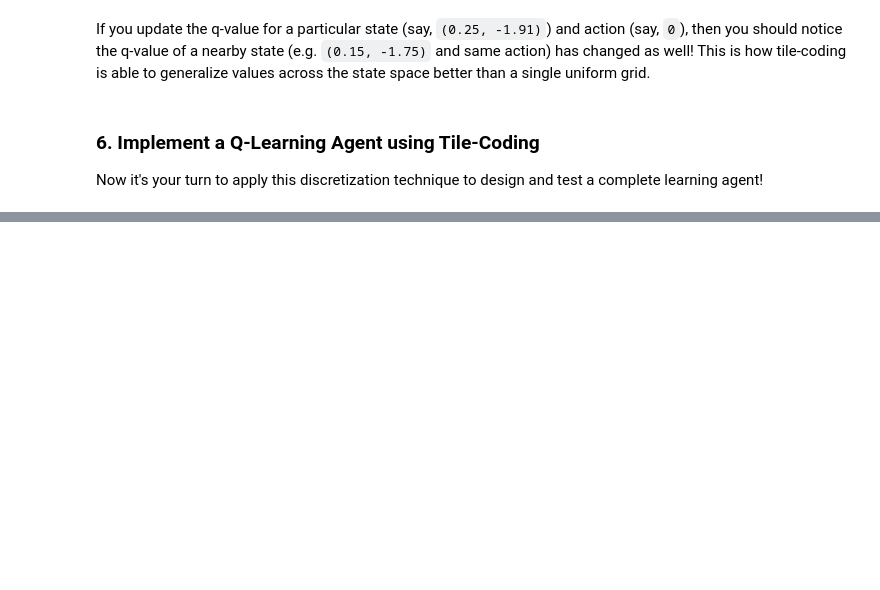
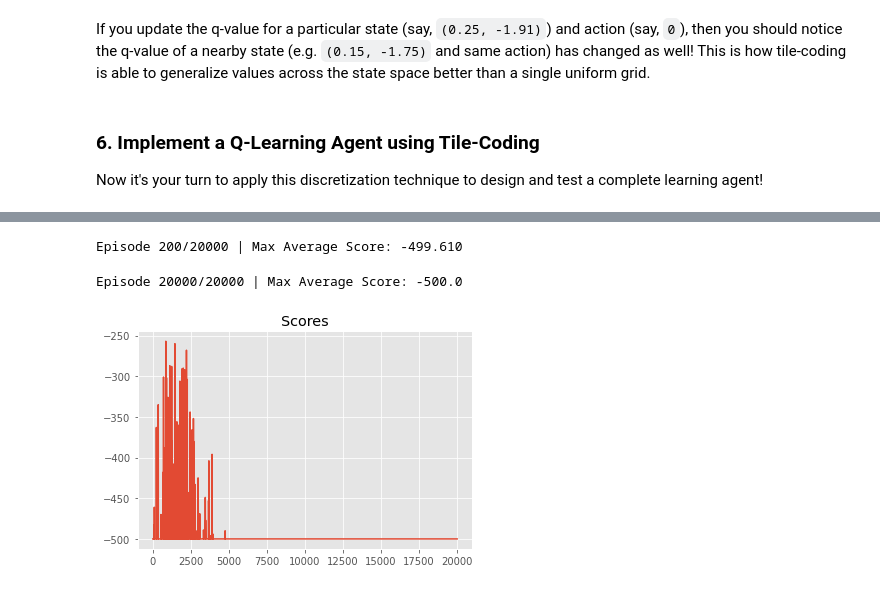
Before and after one commit to Victor-Martinez-Pozos/DRL-TD-Continuous_spaces, a Jupyter notebook: Tile_Coding.ipynb, the cells around one changed output, grey strips where cells are left out. Saved outputs shown, nothing was run; the diff lists cells and outputs as text; code cells hidden in the pictures; blank space fills up the shorter version.

Commit message:
Task done

```diff
--- a/Tile_Coding.ipynb
+++ b/Tile_Coding.ipynb
@@ -368,3 +391,8 @@ If you update the q-value for a particular state (say, `(0.25, -1.91)`) and acti
 ### 6. Implement a Q-Learning Agent using Tile-Coding
 
 Now it's your turn to apply this discretization technique to design and test a complete learning agent!
+# %%
+# Tiling specs: [(<bins>, <offsets>), ...]
+tiling_specs = [((10, 10, 10, 10, 10, 10), (-0.066, -0.33, -0.165, -0.066, -0.33, -0.165)),
+                ((10, 10, 10, 10, 10, 10), (0.0, 0.0, 0.0, 0.0, 0.0, 0.0)),
+                ((10, 10, 10, 10, 10, 10), (0.066, 0.33, 0.165, 0.066, 0.33, 0.165))]
@@ -370,0 +490,45 @@ Now it's your turn to apply this discretization technique to design and test a c
+# %%
+def run(agent, env, num_episodes=20000, mode='train'):
+    """Run agent in given reinforcement learning environment and return scores."""
+    scores = []
+    max_avg_score = -np.inf
+    for i_episode in range(1, num_episodes+1):
+
+        # Initialize episode
+        state = env.reset()
+        action = agent.reset_episode(state)
+        total_reward = 0
+        done = False
+
+        # Roll out steps until done
+        while not done:
+            state, reward, done, info = env.step(action)
+            total_reward += reward
+            action = agent.act(state, action, reward, done, mode)
+
+        # Save final score
+        scores.append(total_reward)
+
+        # Print episode stats
+        if mode == 'train':
+            avg_score=-1e4
+            if len(scores) > 100:
+                avg_score = np.mean(scores[-100:])
+                if avg_score > max_avg_score:
+                    max_avg_score = avg_score
+
+            if i_episode % 100 == 0:
+                print("\rEpisode {}/{} | Max Average Score: {}".format(i_episode, num_episodes, avg_score), end="")
+                sys.stdout.flush()
+
+    return scores
+
+scores = run(q_agent, env)
+# %% [output]
+Episode 200/20000 | Max Average Score: -499.610
+Episode 20000/20000 | Max Average Score: -500.0
+# %%
+# Plot scores obtained per episode
+plt.plot(scores); plt.title("Scores");
+# %% [output]
+[figure, added]
```
Also changed, not shown: parts of 6 cells of this notebook.
